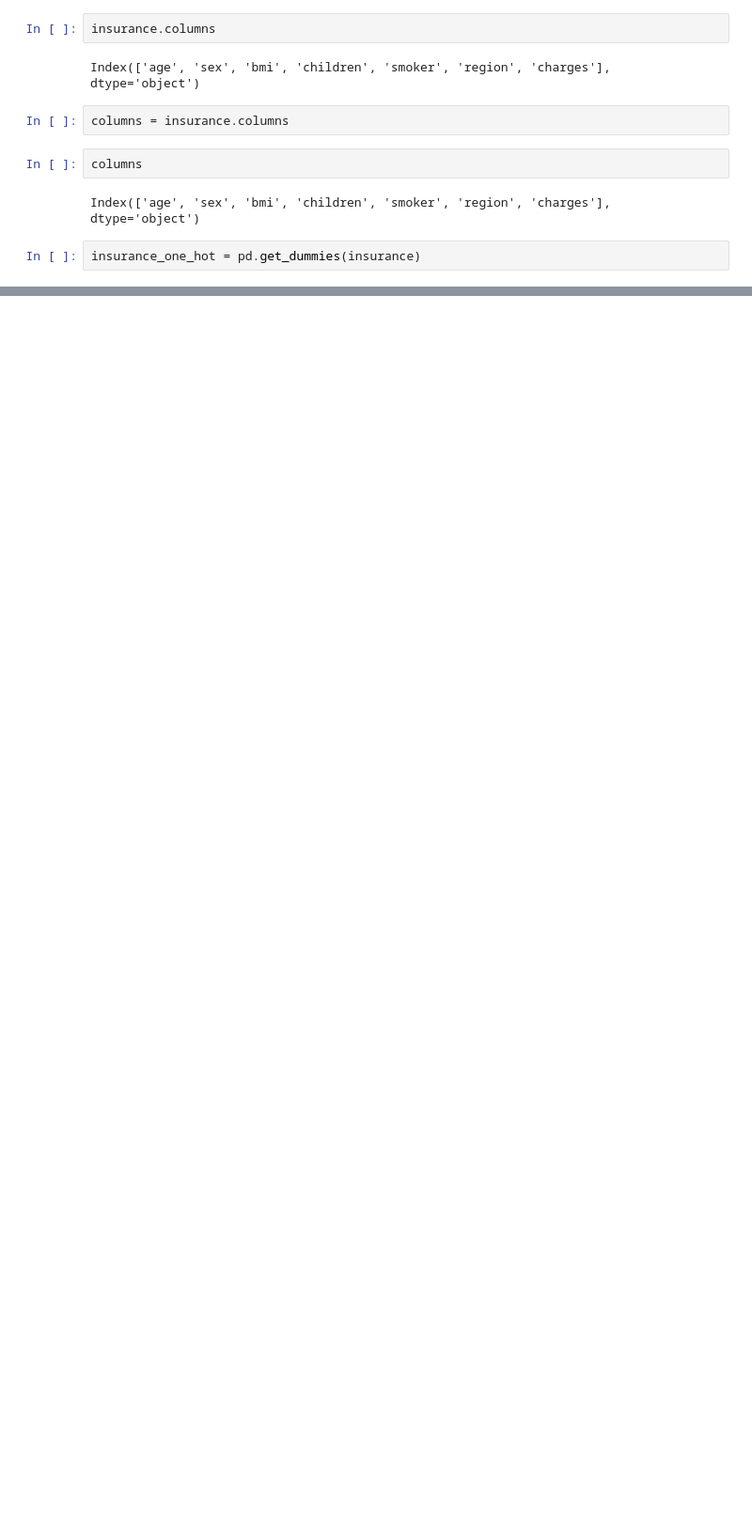
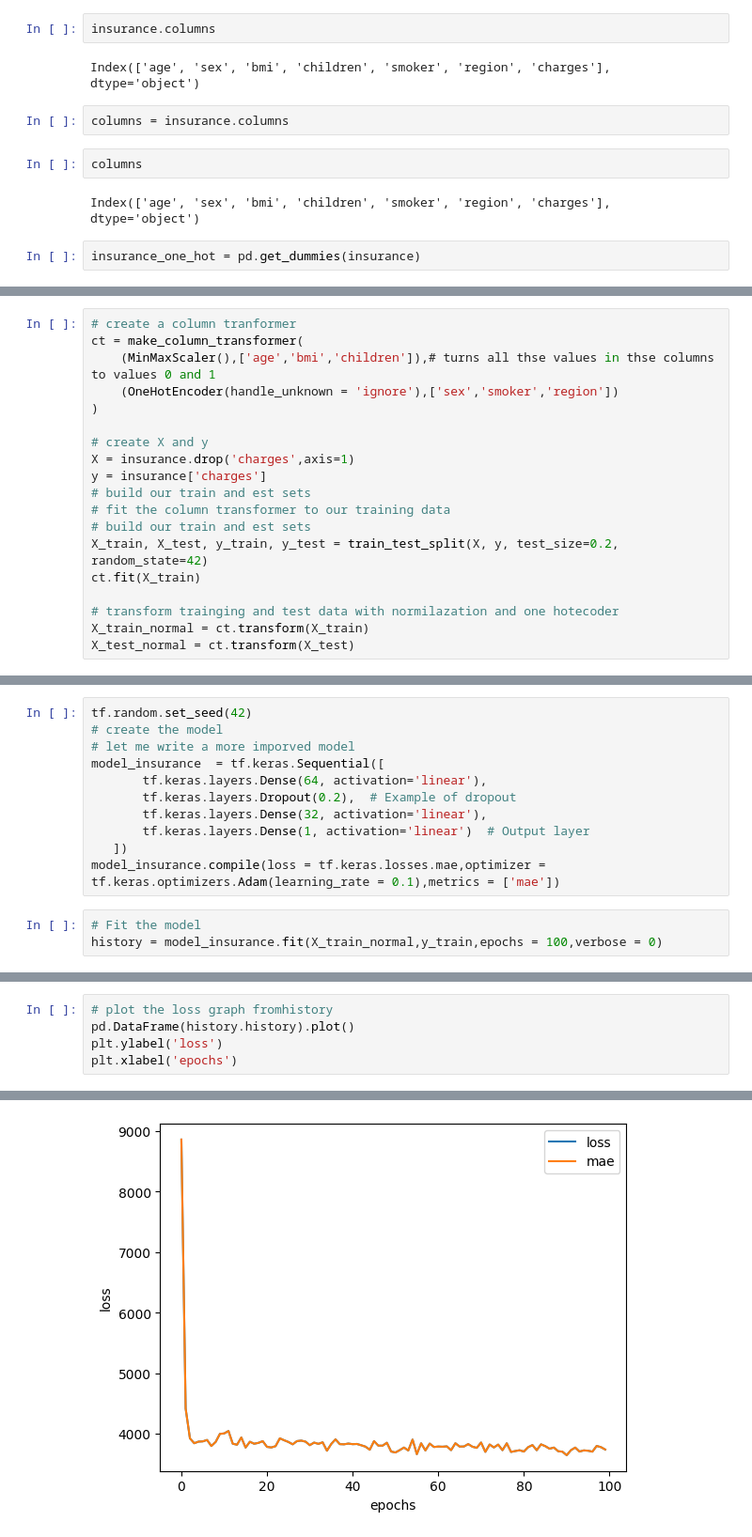
Before and after one commit to lewisnjue/AI, a Jupyter notebook: tensor_flow_regression_1.ipynb, the cells around one changed output, grey strips where cells are left out. Shown at 94% size. Drawn from its saved outputs; the diff is of its cells as text; blank space fills up the shorter version.

```diff
--- a/tensor_flow_regression_1.ipynb
+++ b/tensor_flow_regression_1.ipynb
@@ -410,0 +414,19 @@ insurance_one_hot.head()
+# %%
+# create a column tranformer
+ct = make_column_transformer(
+    (MinMaxScaler(),['age','bmi','children']),# turns all thse values in thse columns to values 0 and 1
+    (OneHotEncoder(handle_unknown = 'ignore'),['sex','smoker','region'])
+)
+
+# create X and y
+X = insurance.drop('charges',axis=1)
+y = insurance['charges']
+# build our train and est sets
+# fit the column transformer to our training data
+# build our train and est sets
+X_train, X_test, y_train, y_test = train_test_split(X, y, test_size=0.2, random_state=42)
+ct.fit(X_train)
+
+# transform trainging and test data with normilazation and one hotecoder
+X_train_normal = ct.transform(X_train)
+X_test_normal = ct.transform(X_test)
@@ -410,0 +467,14 @@ insurance_one_hot.head()
+# %%
+tf.random.set_seed(42)
+# create the model
+# let me write a more imporved model
+model_insurance  = tf.keras.Sequential([
+       tf.keras.layers.Dense(64, activation='linear'),
+       tf.keras.layers.Dropout(0.2),  # Example of dropout
+       tf.keras.layers.Dense(32, activation='linear'),
+       tf.keras.layers.Dense(1, activation='linear')  # Output layer
+   ])
+model_insurance.compile(loss = tf.keras.losses.mae,optimizer = tf.keras.optimizers.Adam(learning_rate = 0.1),metrics = ['mae'])
+# %%
+# Fit the model
+history = model_insurance.fit(X_train_normal,y_train,epochs = 100,verbose = 0)
@@ -410,0 +486,6 @@ insurance_one_hot.head()
+# %%
+# plot the loss graph fromhistory
+pd.DataFrame(history.history).plot()
+plt.ylabel('loss')
+plt.xlabel('epochs')
+# %% [output]
@@ -410,0 +493 @@ insurance_one_hot.head()
+[figure, added]
```
Also changed, not shown: parts of 19 cells of this notebook.
